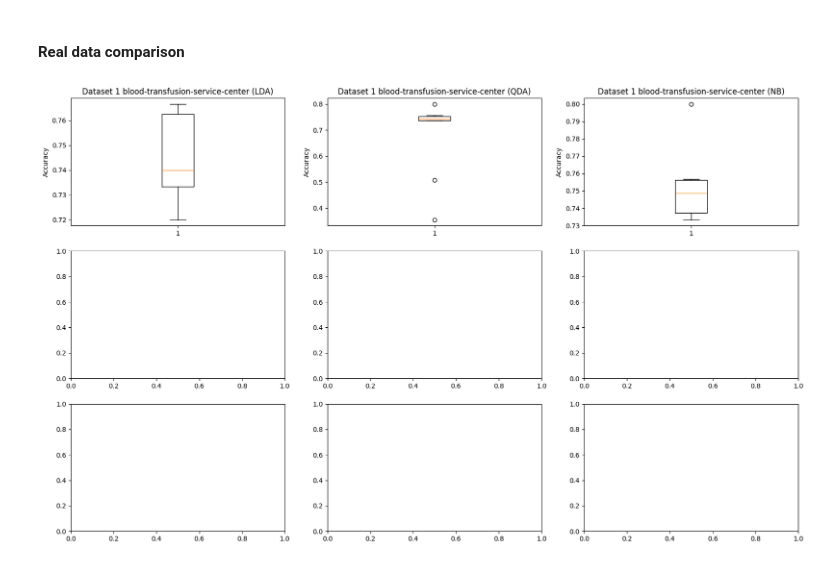
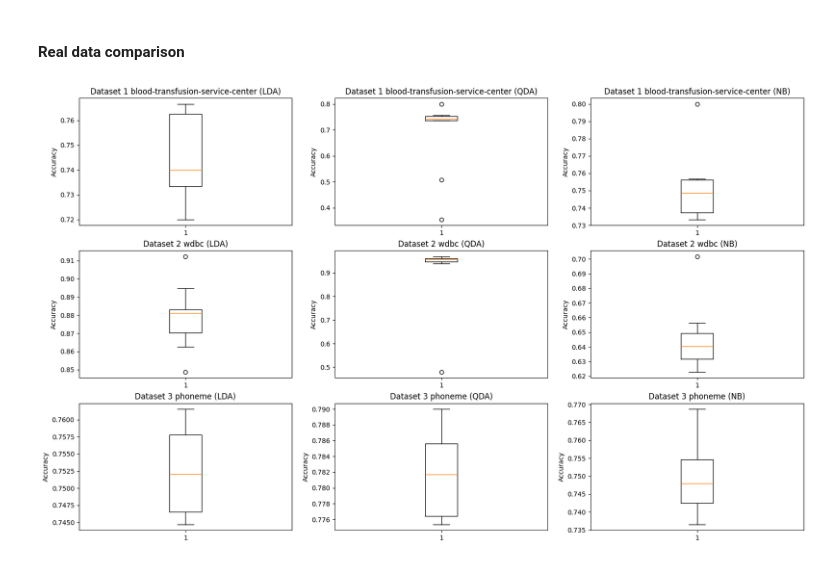
Before and after one commit to PrusWielki/adv-machine-learning-proj-1, a Jupyter notebook: solution.ipynb, the cells around one changed output. Saved outputs shown, nothing was run; the diff lists cells and outputs as text; code cells hidden in the pictures.

Commit message:
real data

```diff
--- a/solution.ipynb
+++ b/solution.ipynb
@@ -427,46 +427,121 @@ covariance matrix:  [[1.64239977 0.83010808]
 #### Real data comparison
 # %%
 splits = [0.1,0.2,0.3,0.4,0.5,0.6,0.7,0.8,0.9]
-accuracy={'lda':[],'qda':[],'nb':[]}
+
 lda= LDA()
 qda=QDA()
 nb=NB()
 
 
-raw_data = loadarff("C:/Users/prusak.patryk/Projects/Uni/adv-machine-learning-proj-1/Datasets/php0iVrYT.arff")
+raw_data = loadarff("C:/Users/prusak.patryk/Projects/Uni/adv-machine-learning-proj-1/Datasets/blood-transfusion.arff")
 df_data = pd.DataFrame(raw_data[0])
 df_no_class=df_data.drop('Class',axis=1)
 X = df_no_class.to_numpy()
 y = df_data['Class'].to_numpy()
 y[y==b'2']=1
 y[y==b'1']=0
-
+accuracy={'lda':[],'qda':[],'nb':[]}
 for x in splits:
         X_train, X_test, y_train, y_test = train_test_split(X, y, test_size=x, random_state=42)
         lda.fit(X_train,y_train)
         accuracy['lda'].append(get_accuracy(lda,X_test,y_test))
 
         qda.fit(X_train,y_train)
         accuracy['qda'].append(get_accuracy(qda,X_test,y_test))
 
         nb.fit(X_train,y_train)
         accuracy['nb'].append(get_accuracy(nb,X_test,y_test))
 
 fig, axs = plt.subplots(3,3, figsize=(20,12))
 
 axs[0,0].boxplot(accuracy['lda'])
 axs[0,0].set_title("Dataset 1 blood-transfusion-service-center (LDA)")
 axs[0,0].set_ylabel("Accuracy")
 
 axs[0,1].boxplot(accuracy['qda'])
 axs[0,1].set_title("Dataset 1 blood-transfusion-service-center (QDA)")
 axs[0,1].set_ylabel("Accuracy")
 
 axs[0,2].boxplot(accuracy['nb'])
 axs[0,2].set_title("Dataset 1 blood-transfusion-service-center (NB)")
 axs[0,2].set_ylabel("Accuracy")
 
+
+raw_data = loadarff("C:/Users/prusak.patryk/Projects/Uni/adv-machine-learning-proj-1/Datasets/wdbc.arff")
+df_data = pd.DataFrame(raw_data[0])
+df_no_class=df_data.drop('Class',axis=1)
+X = df_no_class.to_numpy()
+y = df_data['Class'].to_numpy()
+y[y==b'2']=1
+y[y==b'1']=0
+accuracy={'lda':[],'qda':[],'nb':[]}
+for x in splits:
+        X_train, X_test, y_train, y_test = train_test_split(X, y, test_size=x, random_state=42)
+        lda.fit(X_train,y_train)
+        accuracy['lda'].append(get_accuracy(lda,X_test,y_test))
+
+        qda.fit(X_train,y_train)
+        accuracy['qda'].append(get_accuracy(qda,X_test,y_test))
+
+        nb.fit(X_train,y_train)
+        accuracy['nb'].append(get_accuracy(nb,X_test,y_test))
+
+
+axs[1,0].boxplot(accuracy['lda'])
+axs[1,0].set_title("Dataset 2 wdbc (LDA)")
+axs[1,0].set_ylabel("Accuracy")
+
+axs[1,1].boxplot(accuracy['qda'])
+axs[1,1].set_title("Dataset 2 wdbc (QDA)")
+axs[1,1].set_ylabel("Accuracy")
+
+axs[1,2].boxplot(accuracy['nb'])
+axs[1,2].set_title("Dataset 2 wdbc (NB)")
+axs[1,2].set_ylabel("Accuracy")
+
+
+
+
+
+raw_data = loadarff("C:/Users/prusak.patryk/Projects/Uni/adv-machine-learning-proj-1/Datasets/phoneme.arff")
+df_data = pd.DataFrame(raw_data[0])
+df_no_class=df_data.drop('Class',axis=1)
+X = df_no_class.to_numpy()
+y = df_data['Class'].to_numpy()
+y[y==b'2']=1
+y[y==b'1']=0
+accuracy={'lda':[],'qda':[],'nb':[]}
+for x in splits:
+        X_train, X_test, y_train, y_test = train_test_split(X, y, test_size=x, random_state=42)
+        lda.fit(X_train,y_train)
+        accuracy['lda'].append(get_accuracy(lda,X_test,y_test))
+
+        qda.fit(X_train,y_train)
+        accuracy['qda'].append(get_accuracy(qda,X_test,y_test))
+
+        nb.fit(X_train,y_train)
+        accuracy['nb'].append(get_accuracy(nb,X_test,y_test))
+
+
+axs[2,0].boxplot(accuracy['lda'])
+axs[2,0].set_title("Dataset 3 phoneme (LDA)")
+axs[2,0].set_ylabel("Accuracy")
+
+axs[2,1].boxplot(accuracy['qda'])
+axs[2,1].set_title("Dataset 3 phoneme (QDA)")
+axs[2,1].set_ylabel("Accuracy")
+
+axs[2,2].boxplot(accuracy['nb'])
+axs[2,2].set_title("Dataset 3 phoneme (NB)")
+axs[2,2].set_ylabel("Accuracy")
+
+
+
+
+
+
+
 plt.savefig('BayesianReal.pdf')
 plt.show()
 # %% [output]
-[figure, old version]
+[figure, new version]
```
Also changed, not shown: 4 other files.
